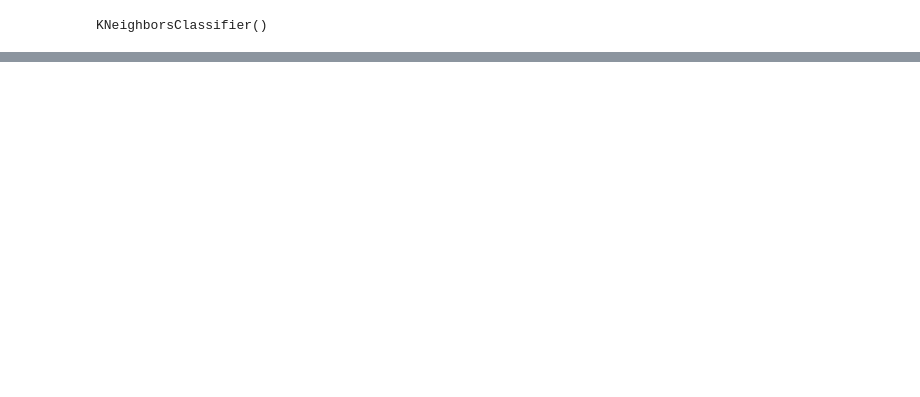
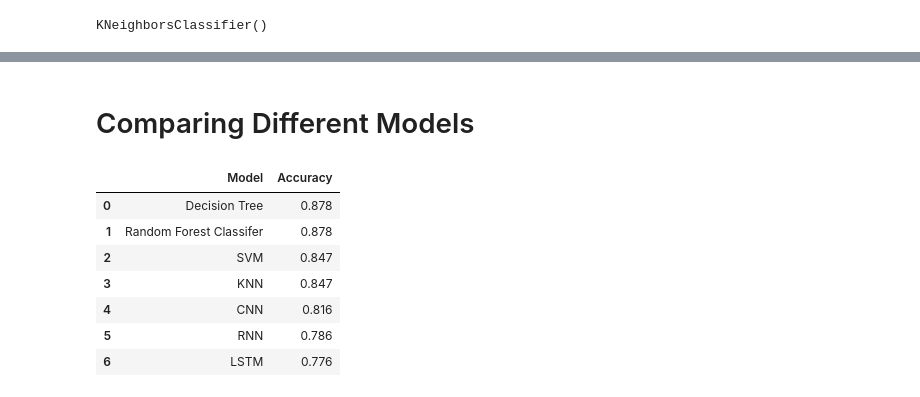
Before and after one commit to harshvadi/PhishFind, a Jupyter notebook: Model.ipynb, the cells around one changed output, grey strips where cells are left out. Saved outputs shown, nothing was run; the diff lists cells and outputs as text; code cells hidden in the pictures; blank space fills up the shorter version.

Commit message:
dl models added

```diff
--- a/Model.ipynb
+++ b/Model.ipynb
@@ -59,3 +71,10 @@ X_train, X_test, y_train, y_test = train_test_split(X, y, test_size = 0.3, rando
+# %%
+modelsUsed = []
+accuracy = []
+
+def store(model_name, acc):
+    modelsUsed.append(model_name)
+    accuracy.append(round(acc, 3))
 # %% [markdown]
 ## 1. Decision Tree
 # %%
@@ -155,0 +309,16 @@ KNN: Accuracy on test Data: 0.917
+# %% [markdown]
+# Comparing Different Models
+# %%
+results = pd.DataFrame({'Model' : modelsUsed,
+                        'Accuracy' : accuracy})
+
+results
+# %% [output]
+|  | Model | Accuracy |
+| 0 | Decision Tree | 0.878 |
+| 1 | Random Forest Classifer | 0.878 |
+| 2 | SVM | 0.847 |
+| 3 | KNN | 0.847 |
+| 4 | CNN | 0.816 |
+| 5 | RNN | 0.786 |
+| 6 | LSTM | 0.776 |
```
Also changed, not shown: parts of 25 cells of this notebook, 11 other files.
